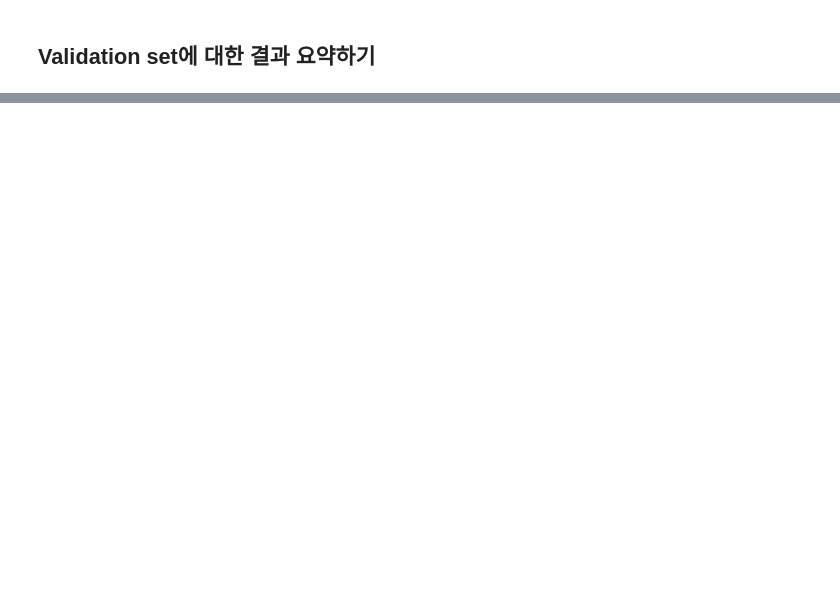
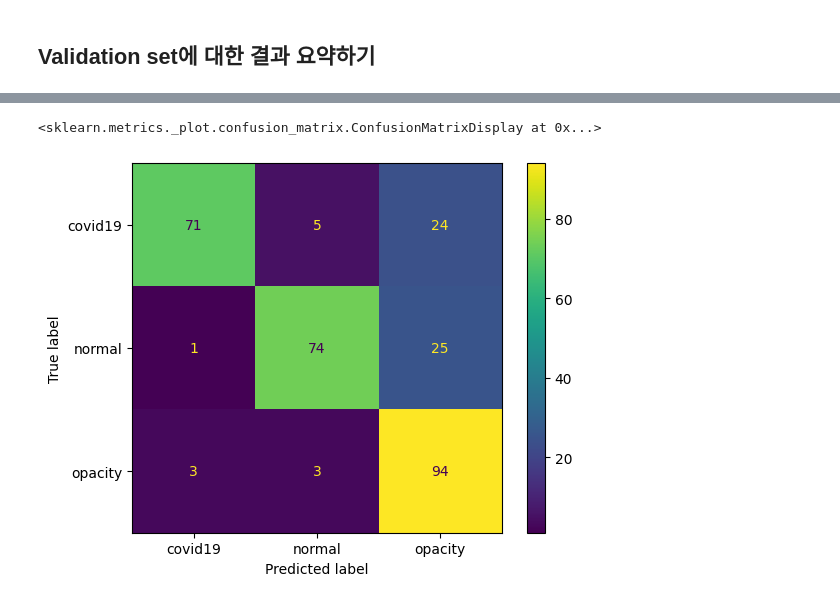
Before and after one commit to hufsaim/T10402201, a Jupyter notebook: notebook/Lab06_SimpleCNN.ipynb, the cells around one changed output, grey strips where cells are left out. Saved outputs shown, nothing was run; the diff lists cells and outputs as text; code cells hidden in the pictures; blank space fills up the shorter version.

```diff
--- a/notebook/Lab06_SimpleCNN.ipynb
+++ b/notebook/Lab06_SimpleCNN.ipynb
@@ -251,0 +371,12 @@ disp.plot(ax=plt.subplots(1, 1, facecolor='white')[1])
+# %%
+y_list = np.array([])
+y_hat_list = np.array([])
+for X,y in validloader:
+  y_hat = mycnn(X.to(device))
+  y_hat = y_hat.argmax(dim=1)
+  y_list = np.append(y_list,y)
+  y_hat_list = np.append(y_hat_list,y_hat.cpu().numpy())
+print(classification_report(
+    y_list,
+    y_hat_list,
+    target_names=tgtnames))
@@ -251,0 +393,14 @@ disp.plot(ax=plt.subplots(1, 1, facecolor='white')[1])
+# %%
+cm = confusion_matrix(
+    y_list,
+    y_hat_list,
+#    normalize='true',
+)
+disp = ConfusionMatrixDisplay(
+    confusion_matrix=cm,
+    display_labels=tgtnames,
+)
+disp.plot(ax=plt.subplots(1, 1, facecolor='white')[1])
+# %% [output]
+<sklearn.metrics._plot.confusion_matrix.ConfusionMatrixDisplay at 0x...>
+[figure, added]
```
Also changed, not shown: parts of 19 cells of this notebook.
